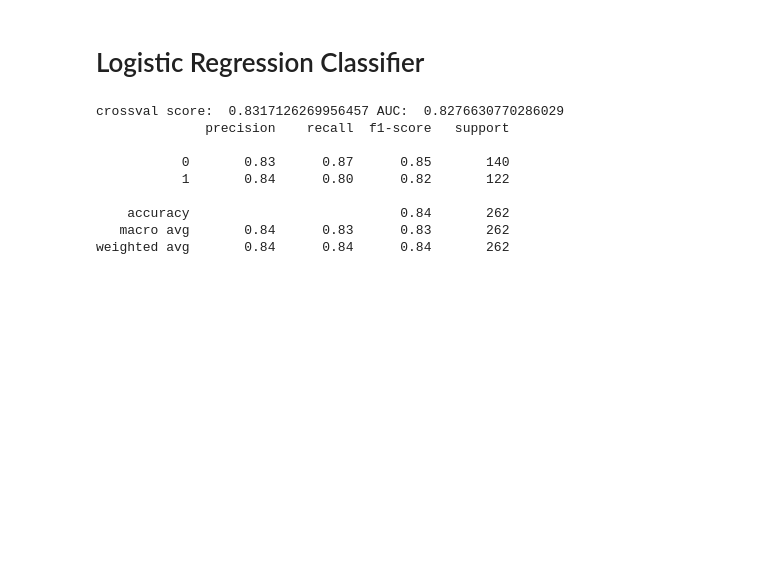
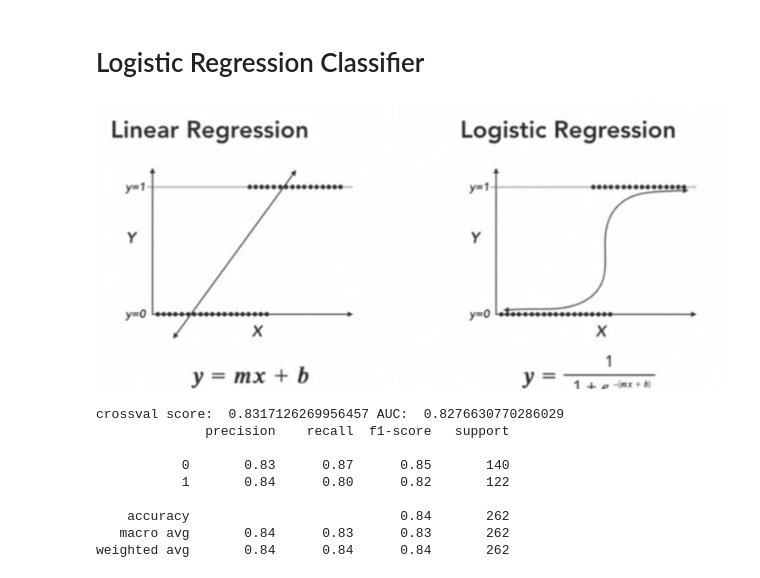
Before and after one commit to kamclar/ML_ensembles, a Jupyter notebook: 03_Models_predictions.ipynb, the cells around one changed output. Saved outputs shown, nothing was run; the diff lists cells and outputs as text; code cells hidden in the pictures; blank space fills up the shorter version.

```diff
--- a/03_Models_predictions.ipynb
+++ b/03_Models_predictions.ipynb
@@ -229,6 +232,10 @@ from sklearn.linear_model import LogisticRegression
 from sklearn.ensemble import RandomForestClassifier
 # %% [markdown]
 # Logistic Regression Classifier
+# %%
+Image(filename='d:\\_PHD\ML_ensembles\\ML_ensembles\\figures\\log_reg.png')
+# %% [output]
+[figure, added]
 # %%
 # first - lets declare the model and it's hyperparameters
 model = LogisticRegression(random_state=0, max_iter=5000)
```
Also changed, not shown: parts of 5 cells of this notebook, 16 other files.
